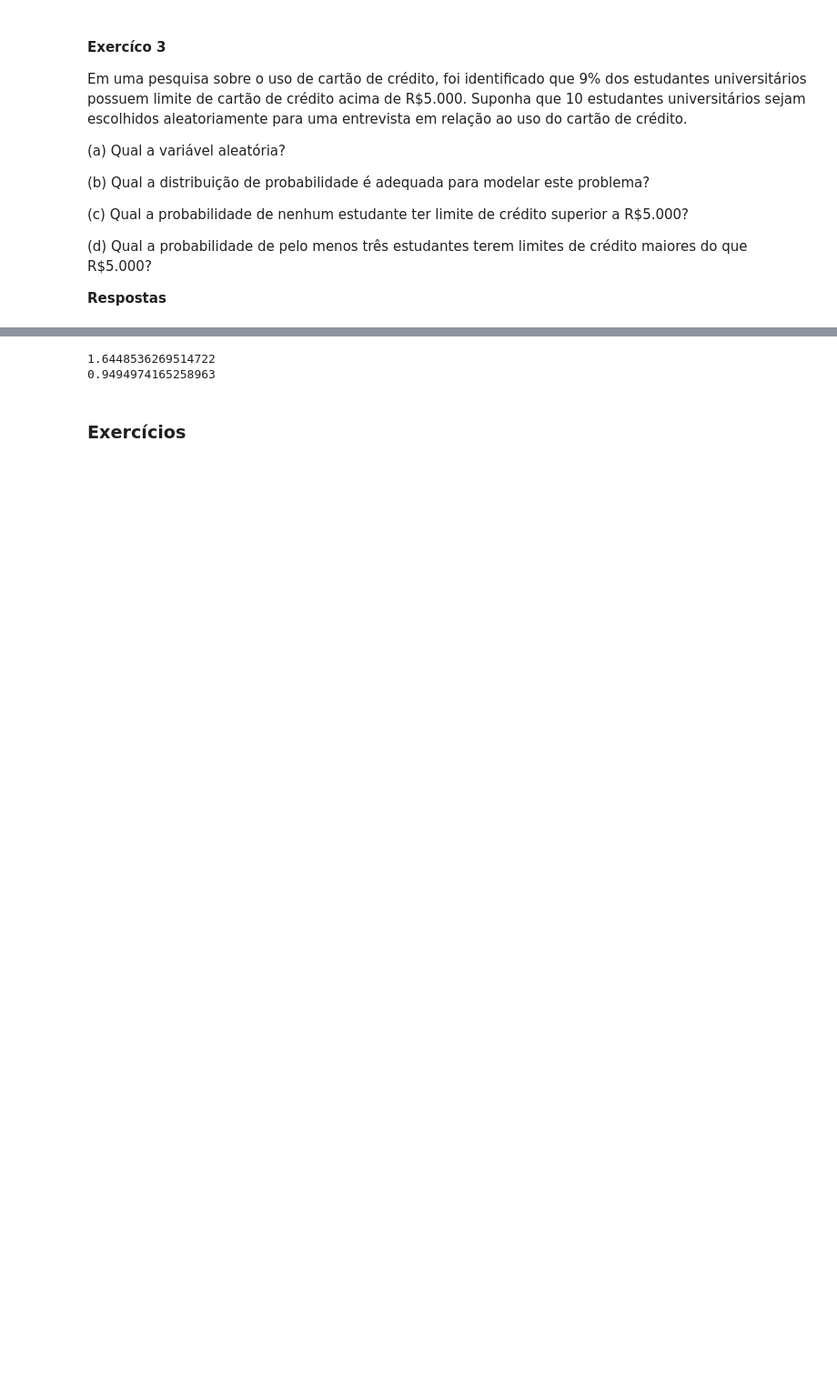
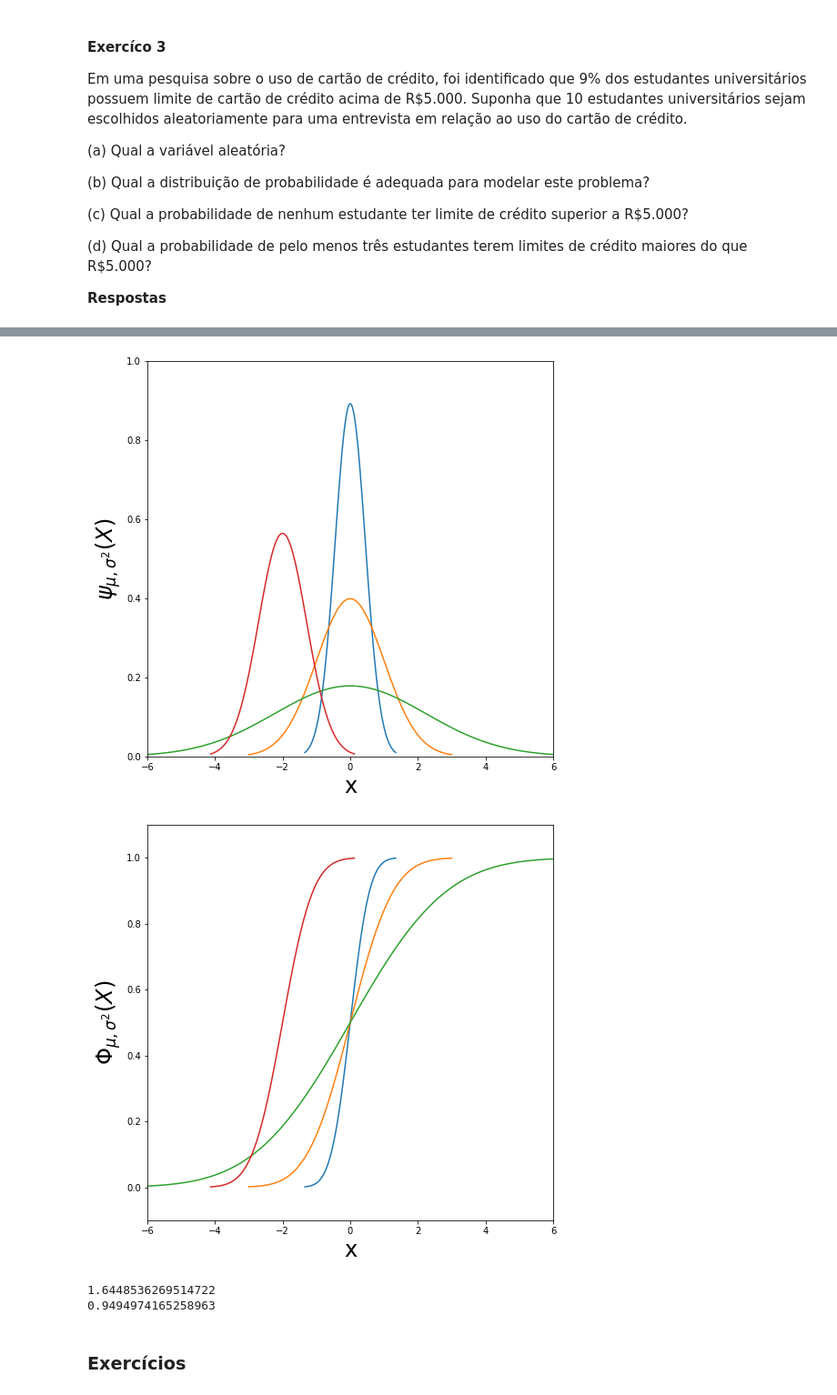
Before and after one commit to ViniViniAntunes/capacitacao_DS_2022, a Jupyter notebook: notebooks/Lista_Inferência_Estatística.ipynb, the cells around one changed output, grey strips where cells are left out. Shown: that part at 91% size. Cells and saved outputs as stored; diff of their text form; code cells hidden in the pictures; blank space fills up the shorter version.

```diff
--- a/notebooks/Lista_Inferência_Estatística.ipynb
+++ b/notebooks/Lista_Inferência_Estatística.ipynb
@@ -140,4 +200,38 @@ Também é denominada Distribuição de Gauss ou Distribuição Gaussiana, em ho
 <img src="https://upload.wikimedia.org/wikipedia/commons/thumb/7/74/Normal_Distribution_PDF.svg/720px-Normal_Distribution_PDF.svg.png" width="500">
 
 <img src="https://upload.wikimedia.org/wikipedia/commons/thumb/c/ca/Normal_Distribution_CDF.svg/720px-Normal_Distribution_CDF.svg.png" width="500">
+# %%
+mus = [0.0, 0.0, 0.0, -2.0]
+variances = [0.2, 1.0, 5.0, 0.5]
+
+# Curva normal
+plt.figure(figsize=(8, 8))
+for mu, variance in zip(mus, variances):
+    sigma = math.sqrt(variance)
+    x = np.linspace(mu - 3*sigma, mu + 3*sigma, 100)
+    plt.plot(x, st.norm.pdf(x, mu, sigma))
+
+plt.ylim((0, 1))
+plt.xlim((-6, 6))
+plt.xlabel('x', fontsize=24)
+plt.ylabel('$\psi_{\mu , \sigma^2}(X)$', fontsize=24)
+
+plt.show()
+
+# Curva normal acumulada
+plt.figure(figsize=(8, 8))
+for mu, variance in zip(mus, variances):
+    sigma = math.sqrt(variance)
+    x = np.linspace(mu - 3*sigma, mu + 3*sigma, 100)
+    plt.plot(x, st.norm.cdf(x, mu, sigma))
+
+plt.ylim((-0.1, 1.1))
+plt.xlim((-6, 6))
+plt.xlabel('x', fontsize=24)
+plt.ylabel('$\Phi_{\mu , \sigma^2}(X)$', fontsize=24)
+
+plt.show()
+# %% [output]
+[figure, added]
+[figure, added]
 # %%
```
Also changed, not shown: parts of 62 cells of this notebook, 1 other file.
